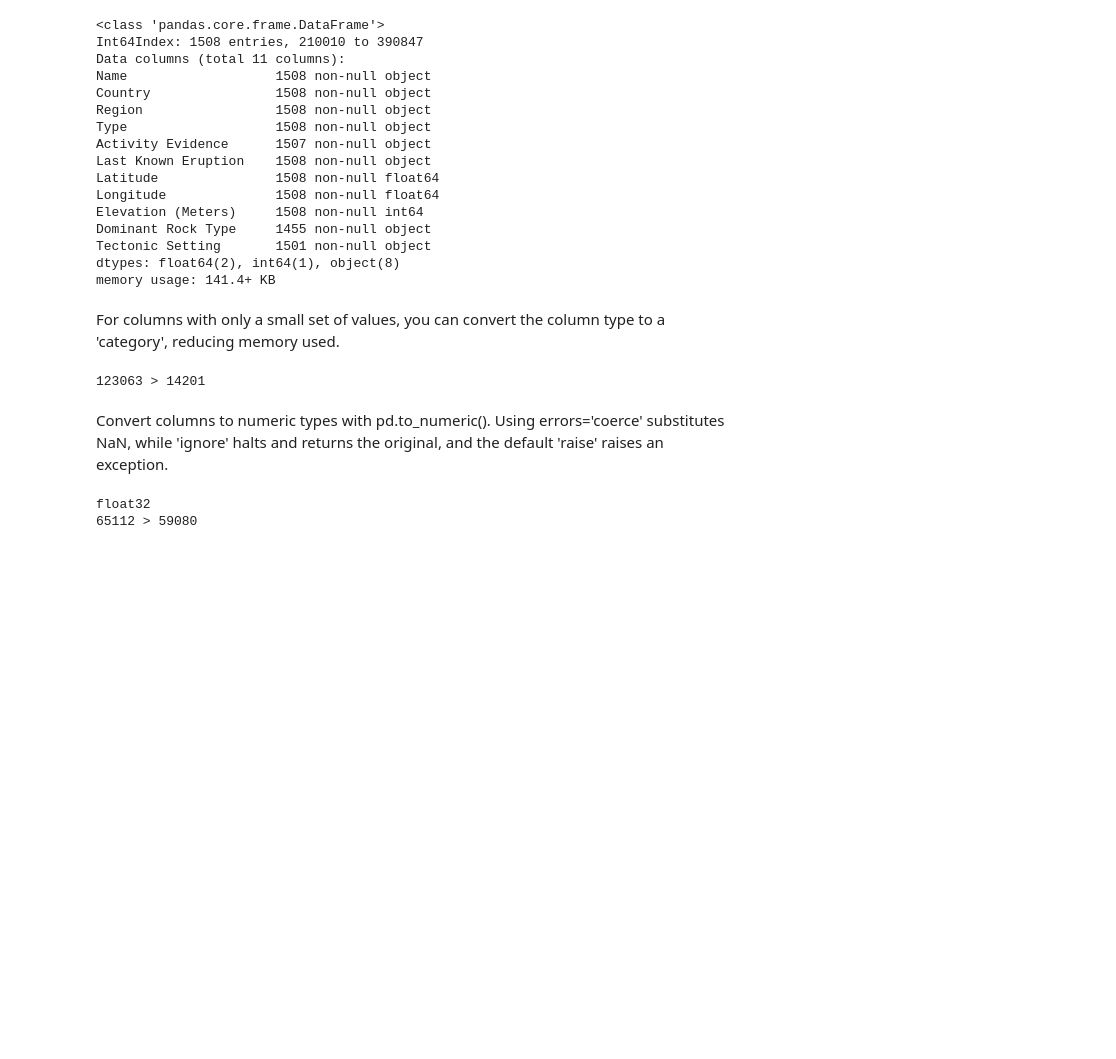
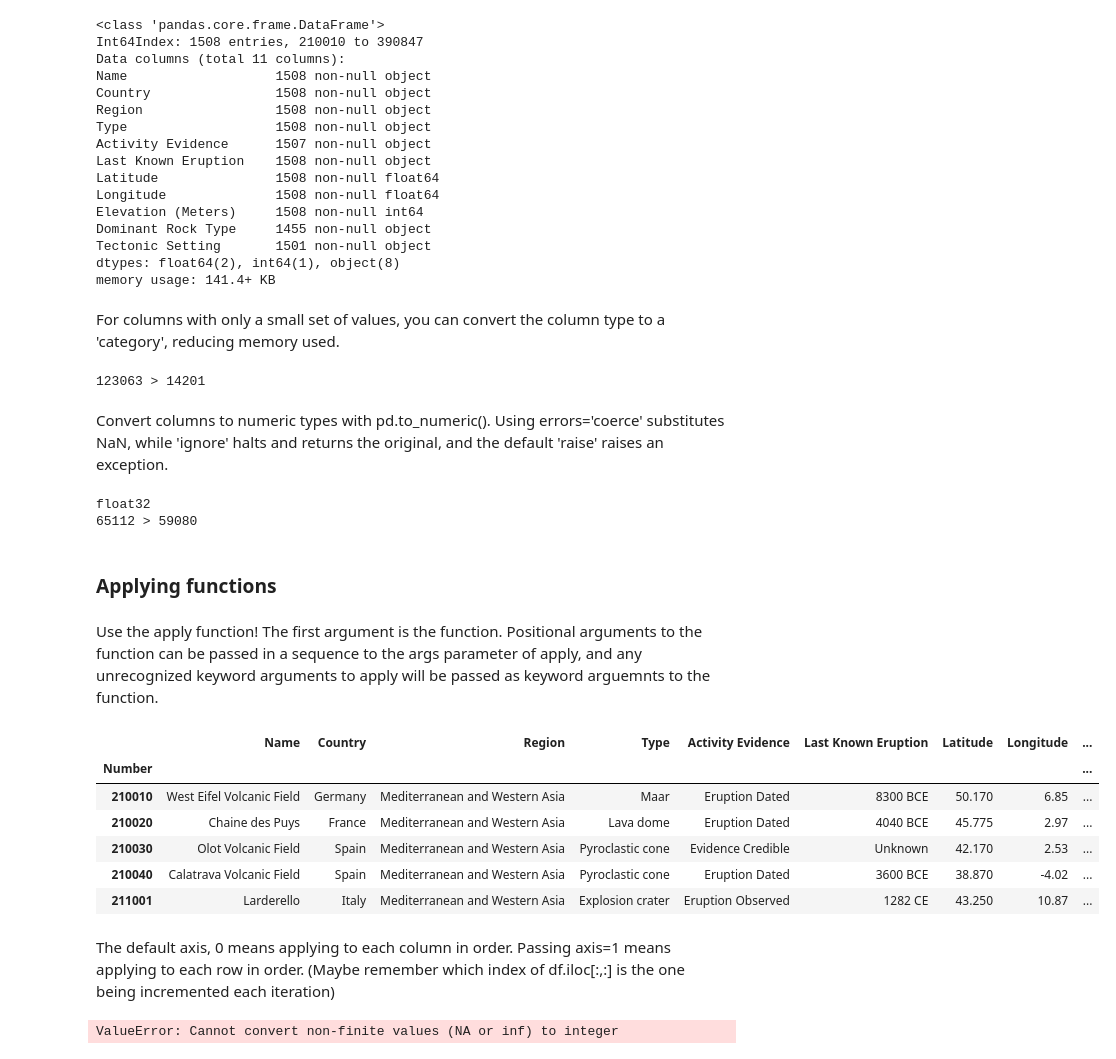
Before and after one commit to aschet01/cookbook, a Jupyter notebook: pandas.ipynb, the cells around one changed output. Cells and saved outputs as stored; diff of their text form; code cells hidden in the pictures; blank space fills up the shorter version.

Commit message:
Add examples of using DataFrame.apply()

```diff
--- a/pandas.ipynb
+++ b/pandas.ipynb
@@ -740,3 +740,52 @@ print(sys.getsizeof(df.Latitude), '>', sys.getsizeof(downcast_column))
 # %% [output]
 float32
 65112 > 59080
+# %% [markdown]
+### Applying functions
+# %% [markdown]
+Use the apply function! The first argument is the function. Positional arguments to the function can be passed in a sequence to the args parameter of apply, and any unrecognized keyword arguments to apply will be passed as keyword arguemnts to the function.
+# %%
+import re
+s_parens_pattern = r'\(e?s\)'
+def singularize(string, plural_pattern):
+    """Remove an optional 's' from the input string."""
+    return re.split(plural_pattern, string)[0]
+
+df.Type = df.Type.apply(singularize, args=(s_parens_pattern,))
+df.head()
+# %% [output]
+|  | Name | Country | Region | Type | Activity Evidence | Last Known Eruption | Latitude | Longitude | ... |
+| Number |  |  |  |  |  |  |  |  | ... |
+| 210010 | West Eifel Volcanic Field | Germany | Mediterranean and Western Asia | Maar | Eruption Dated | 8300 BCE | 50.170 | 6.85 | ... |
+| 210020 | Chaine des Puys | France | Mediterranean and Western Asia | Lava dome | Eruption Dated | 4040 BCE | 45.775 | 2.97 | ... |
+| 210030 | Olot Volcanic Field | Spain | Mediterranean and Western Asia | Pyroclastic cone | Evidence Credible | Unknown | 42.170 | 2.53 | ... |
+| 210040 | Calatrava Volcanic Field | Spain | Mediterranean and Western Asia | Pyroclastic cone | Eruption Dated | 3600 BCE | 38.870 | -4.02 | ... |
+| 211001 | Larderello | Italy | Mediterranean and Western Asia | Explosion crater | Eruption Observed | 1282 CE | 43.250 | 10.87 | ... |
+# %% [markdown]
+The default axis, 0 means applying to each column in order. Passing axis=1 means applying to each row in order. (Maybe remember which index of df.iloc[:,:] is the one being incremented each iteration)
+# %%
+def calculate_age(volcano):
+    """Return the age of a volcano givin its birthyear.
+
+    Expect CE or BCE specifier. Return NaN if the input is not a year.
+    """
+    year = volcano['Last Known Eruption']
+    try:
+        year, epoch = year.split()
+        year = int(year)
+    except ValueError:     # There weren't two values
+        # Try to treat the value as just a year (CE)
+        try:
+            year = int(year)
+        except ValueError:
+            return np.nan
+    else:
+        if epoch == 'BCE':
+            year *= -1
+
+    return 2018 - year
+
+df['Age'] = df.apply(calculate_age, axis=1).astype(int, )
+df.head()
+# %% [output]
+ValueError: Cannot convert non-finite values (NA or inf) to integer
```
